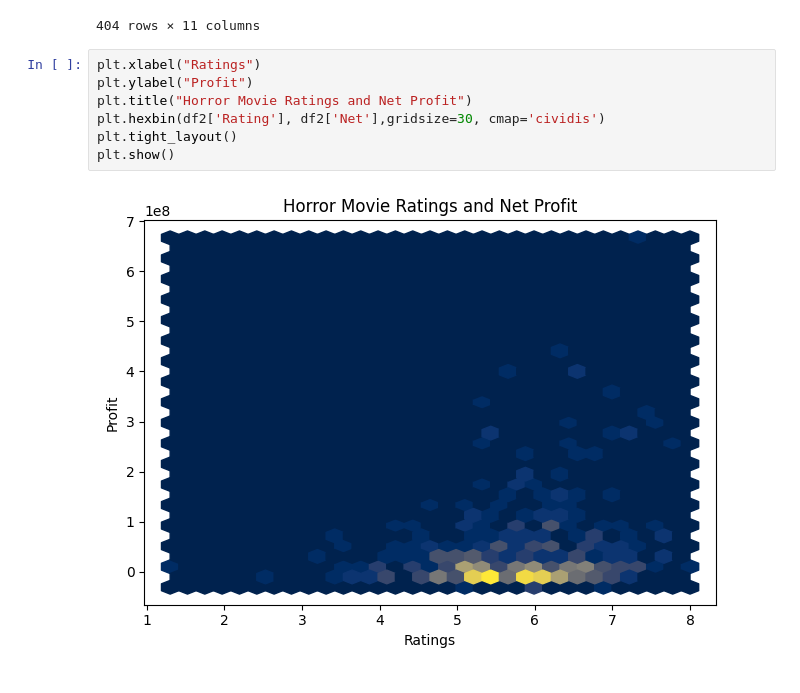
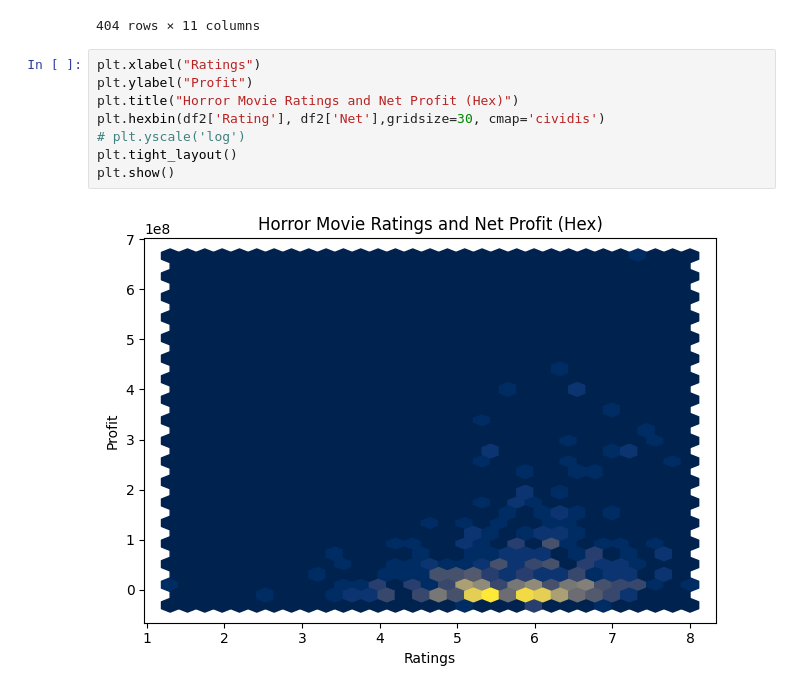
Before and after one commit to XinLiGitHub/imdbhorrorscraper, a Jupyter notebook: imdb_horror_graphs.ipynb, the cells around one changed output. Cells and saved outputs as stored; diff of their text form.

```diff
--- a/imdb_horror_graphs.ipynb
+++ b/imdb_horror_graphs.ipynb
@@ -141,9 +145,10 @@ df2
 # %%
 plt.xlabel("Ratings")
 plt.ylabel("Profit")
-plt.title("Horror Movie Ratings and Net Profit")
+plt.title("Horror Movie Ratings and Net Profit (Hex)")
 plt.hexbin(df2['Rating'], df2['Net'],gridsize=30, cmap='cividis')
+# plt.yscale('log')
 plt.tight_layout()
 plt.show()
 # %% [output]
-[figure, old version]
+[figure, new version]
```
Also changed, not shown: parts of 2 cells of this notebook.
